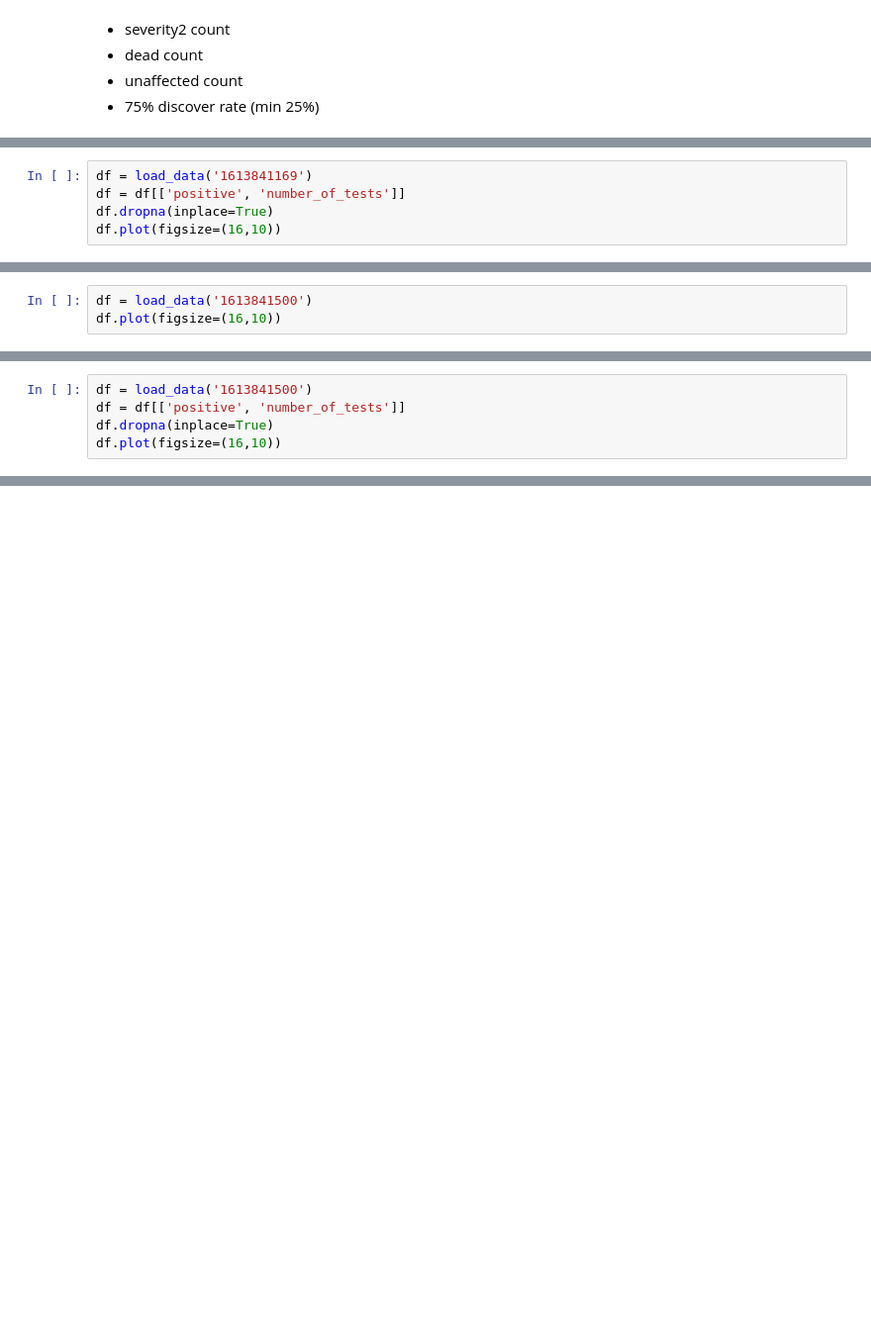
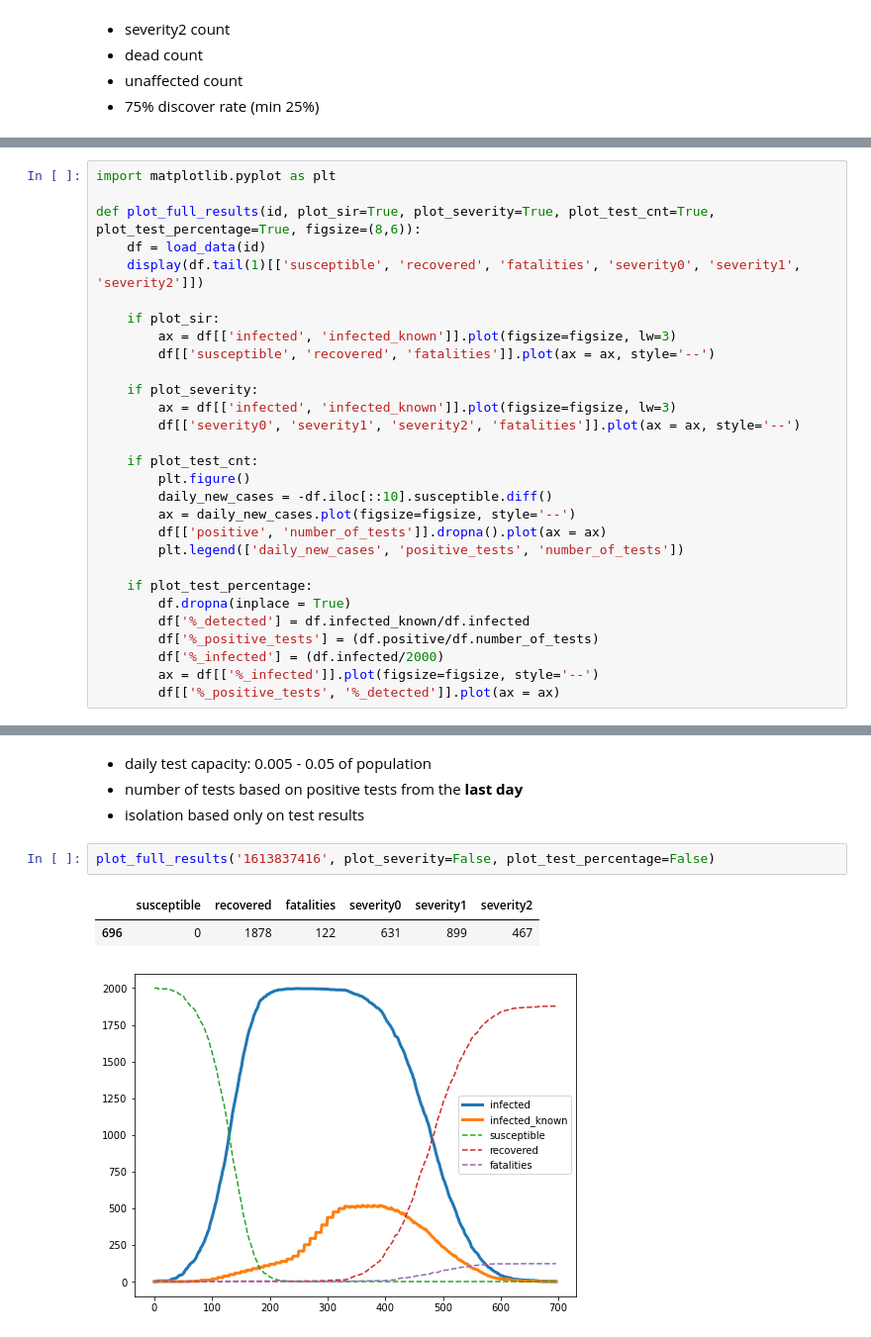
Before and after one commit to kaskadz/python_corona_simulation, a Jupyter notebook: Visualization.ipynb, the cells around one changed output, grey strips where cells are left out. Shown at 99% size. Drawn from its saved outputs; the diff is of its cells as text; blank space fills up the shorter version.

```diff
--- a/Visualization.ipynb
+++ b/Visualization.ipynb
@@ -190,5 +35,0 @@ df.plot(figsize=(16,10))
-# %%
-df = load_data('1613841169')
-df = df[['positive', 'number_of_tests']]
-df.dropna(inplace=True)
-df.plot(figsize=(16,10))
@@ -198,3 +35,0 @@ df.plot(figsize=(16,10))
-# %%
-df = load_data('1613841500')
-df.plot(figsize=(16,10))
@@ -204,5 +35,0 @@ df.plot(figsize=(16,10))
-# %%
-df = load_data('1613841500')
-df = df[['positive', 'number_of_tests']]
-df.dropna(inplace=True)
-df.plot(figsize=(16,10))
@@ -211,0 +101,29 @@ df.plot(figsize=(16,10))
+# %%
+import matplotlib.pyplot as plt
+
+def plot_full_results(id, plot_sir=True, plot_severity=True, plot_test_cnt=True, plot_test_percentage=True, figsize=(8,6)):
+    df = load_data(id)
+    display(df.tail(1)[['susceptible', 'recovered', 'fatalities', 'severity0', 'severity1', 'severity2']])
+
+    if plot_sir:
+        ax = df[['infected', 'infected_known']].plot(figsize=figsize, lw=3)
+        df[['susceptible', 'recovered', 'fatalities']].plot(ax = ax, style='--')
+
+    if plot_severity:
+        ax = df[['infected', 'infected_known']].plot(figsize=figsize, lw=3)
+        df[['severity0', 'severity1', 'severity2', 'fatalities']].plot(ax = ax, style='--')
+
+    if plot_test_cnt:
+        plt.figure()
+        daily_new_cases = -df.iloc[::10].susceptible.diff()
+        ax = daily_new_cases.plot(figsize=figsize, style='--')
+        df[['positive', 'number_of_tests']].dropna().plot(ax = ax)
+        plt.legend(['daily_new_cases', 'positive_tests', 'number_of_tests'])
+
+    if plot_test_percentage:
+        df.dropna(inplace = True)
+        df['%_detected'] = df.infected_known/df.infected
+        df['%_positive_tests'] = (df.positive/df.number_of_tests)
+        df['%_infected'] = (df.infected/2000)
+        ax = df[['%_infected']].plot(figsize=figsize, style='--')
+        df[['%_positive_tests', '%_detected']].plot(ax = ax)
@@ -211,0 +132,10 @@ df.plot(figsize=(16,10))
+# %% [markdown]
+- daily test capacity: 0.005 - 0.05 of population
+- number of tests based on positive tests from the **last day**
+- isolation based only on test results
+# %%
+plot_full_results('1613837416', plot_severity=False, plot_test_percentage=False)
+# %% [output]
+|  | susceptible | recovered | fatalities | severity0 | severity1 | severity2 |
+| 696 | 0 | 1878 | 122 | 631 | 899 | 467 |
+[figure, added]
```
Also changed, not shown: parts of 58 cells of this notebook, 29 other files.
